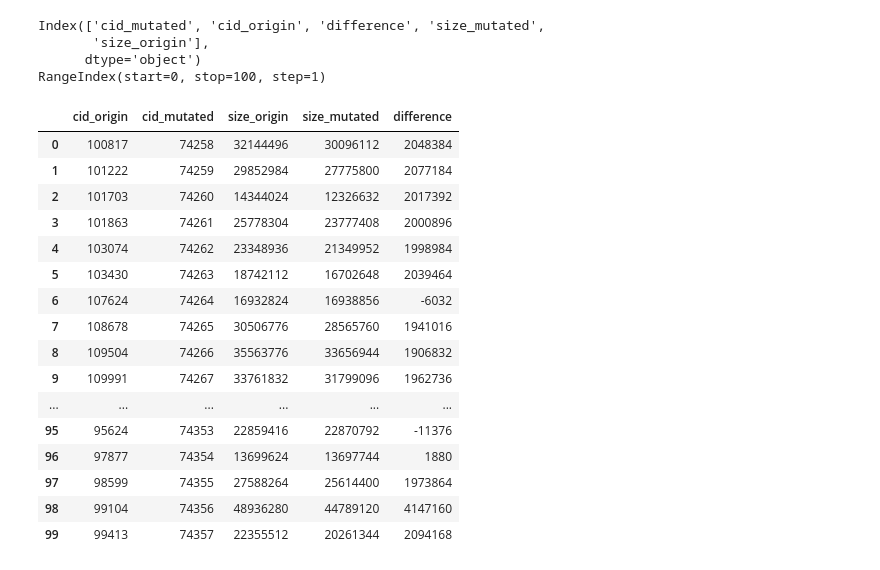
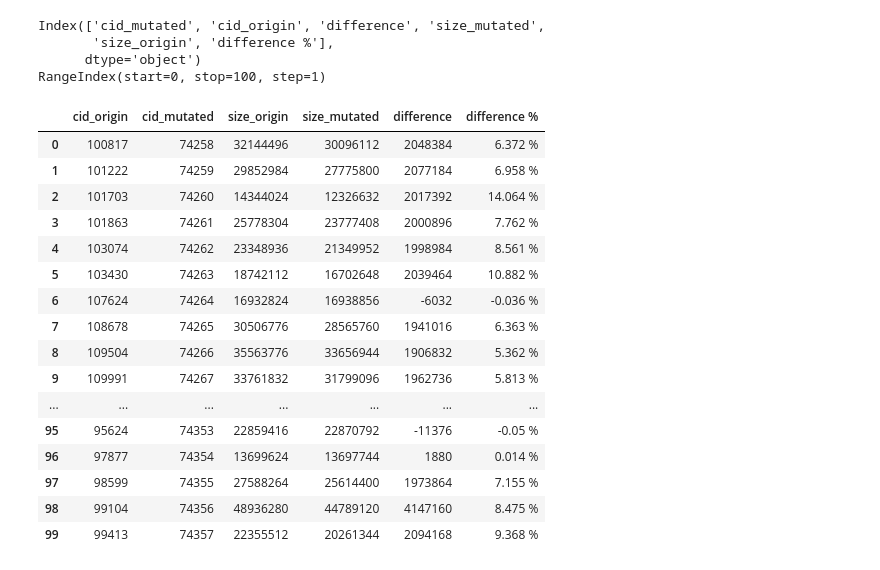
Before and after one commit to TuxML/misc, a Jupyter notebook: analysis/produce_df_size_difference.ipynb, the cells around one changed output. Drawn from its saved outputs; the diff is of its cells as text; code cells hidden in the pictures.

```diff
--- a/analysis/produce_df_size_difference.ipynb
+++ b/analysis/produce_df_size_difference.ipynb
@@ -51,6 +51,7 @@ def get_sizes(cids):
         socket_new.close()
         socket_old.close()
 # %%
+# CC_OPTIMIZE_FOR_SIZE
 # This list contains the associations between cids in the old database ([0]) and the cid of their mutated .config
 # compilation in the new database.
 # This list has been produced by parsing the output file of the jobs in charge of the new compilation which took
@@ -75,53 +76,58 @@ l= [['100817', '74258'], ['101222', '74259'], ['101703', '74260'], ['101863', '7
     ['74557', '74326'], ['75541', '74327'], ['75796', '74328'], ['77330', '74329'], \
     ['78480', '74330'], ['79660', '74331'], ['79695', '74332'], ['81591', '74333'], \
     ['82072', '74334'], ['82330', '74335'], ['83256', '74336'], ['83842', '74337'], \
     ['84391', '74338'], ['84612', '74339'], ['84961', '74340'], ['85715', '74341'], \
     ['88408', '74342'], ['88747', '74343'], ['88988', '74344'], ['89691', '74345'], \
     ['89894', '74346'], ['91657', '74347'], ['92246', '74348'], ['92478', '74349'], \
     ['92557', '74350'], ['93850', '74351'], ['95587', '74352'], ['95624', '74353'], \
     ['97877', '74354'], ['98599', '74355'], ['99104', '74356'], ['99413', '74357']]
+
 tmp=[]
 for i in l:
     sizes=get_sizes(i)
     tmp.append({'cid_origin': i[0], 'size_origin': sizes[0], 'cid_mutated': i[1], 'size_mutated': sizes[1], \
                 'difference': sizes[0]-sizes[1]})
 
 res=pd.DataFrame(tmp)
+res['difference %'] = round((res['difference'] / res['size_origin'] * 100), 3).astype(str) + ' %'#.apply(lambda x : str(x) + ' %')
+#res['difference %'] = res['difference %'].astype(str) + ' %'
 print(res.columns)
 print(res.index)
-res=res[['cid_origin', 'cid_mutated', 'size_origin', 'size_mutated', 'difference']]
-res.to_pickle('DF_size_diff')
+res=res[['cid_origin', 'cid_mutated', 'size_origin', 'size_mutated', 'difference', 'difference %']]
+res.to_pickle('OPTIMIZE_FOR_SIZE_size_difference')
 
 def highlight_col(x):
     #colour dataframe according to 'difference' value
     mask =  res['difference'].between(1900000 , 2100000)
     mask2 = res['difference'] < 1900000
     mask3 = res['difference'] > 2100000
     x = pd.DataFrame('', index=res.index, columns=res.columns)
-    x.loc[mask, ['difference']] = 'background-color: lawngreen'
-    x.loc[mask2,['difference']] = 'background-color: red'
-    x.loc[mask3,['difference']] = 'background-color: green'
+    x.loc[mask, ['difference', 'difference %']] = 'background-color: lawngreen'
+    x.loc[mask2,['difference', 'difference %']] = 'background-color: red'
+    x.loc[mask3,['difference', 'difference %']] = 'background-color: green'
     return x
 res.style.apply(highlight_col, axis=None)
+
+# boxplot method
 # %% [output]
 Index(['cid_mutated', 'cid_origin', 'difference', 'size_mutated',
-       'size_origin'],
+       'size_origin', 'difference %'],
       dtype='object')
 RangeIndex(start=0, stop=100, step=1)
-|  | cid_origin | cid_mutated | size_origin | size_mutated | difference |
-| 0 | 100817 | 74258 | 32144496 | 30096112 | 2048384 |
-| 1 | 101222 | 74259 | 29852984 | 27775800 | 2077184 |
-| 2 | 101703 | 74260 | 14344024 | 12326632 | 2017392 |
-| 3 | 101863 | 74261 | 25778304 | 23777408 | 2000896 |
-| 4 | 103074 | 74262 | 23348936 | 21349952 | 1998984 |
-| 5 | 103430 | 74263 | 18742112 | 16702648 | 2039464 |
-| 6 | 107624 | 74264 | 16932824 | 16938856 | -6032 |
-| 7 | 108678 | 74265 | 30506776 | 28565760 | 1941016 |
-| 8 | 109504 | 74266 | 35563776 | 33656944 | 1906832 |
-| 9 | 109991 | 74267 | 33761832 | 31799096 | 1962736 |
-| ... | ... | ... | ... | ... | ... |
-| 95 | 95624 | 74353 | 22859416 | 22870792 | -11376 |
-| 96 | 97877 | 74354 | 13699624 | 13697744 | 1880 |
-| 97 | 98599 | 74355 | 27588264 | 25614400 | 1973864 |
-| 98 | 99104 | 74356 | 48936280 | 44789120 | 4147160 |
-| 99 | 99413 | 74357 | 22355512 | 20261344 | 2094168 |
+|  | cid_origin | cid_mutated | size_origin | size_mutated | difference | difference % |
+| 0 | 100817 | 74258 | 32144496 | 30096112 | 2048384 | 6.372 % |
+| 1 | 101222 | 74259 | 29852984 | 27775800 | 2077184 | 6.958 % |
+| 2 | 101703 | 74260 | 14344024 | 12326632 | 2017392 | 14.064 % |
+| 3 | 101863 | 74261 | 25778304 | 23777408 | 2000896 | 7.762 % |
+| 4 | 103074 | 74262 | 23348936 | 21349952 | 1998984 | 8.561 % |
+| 5 | 103430 | 74263 | 18742112 | 16702648 | 2039464 | 10.882 % |
+| 6 | 107624 | 74264 | 16932824 | 16938856 | -6032 | -0.036 % |
+| 7 | 108678 | 74265 | 30506776 | 28565760 | 1941016 | 6.363 % |
+| 8 | 109504 | 74266 | 35563776 | 33656944 | 1906832 | 5.362 % |
+| 9 | 109991 | 74267 | 33761832 | 31799096 | 1962736 | 5.813 % |
+| ... | ... | ... | ... | ... | ... | ... |
+| 95 | 95624 | 74353 | 22859416 | 22870792 | -11376 | -0.05 % |
+| 96 | 97877 | 74354 | 13699624 | 13697744 | 1880 | 0.014 % |
+| 97 | 98599 | 74355 | 27588264 | 25614400 | 1973864 | 7.155 % |
+| 98 | 99104 | 74356 | 48936280 | 44789120 | 4147160 | 8.475 % |
+| 99 | 99413 | 74357 | 22355512 | 20261344 | 2094168 | 9.368 % |
```
Also changed, not shown: parts of 1 cell of this notebook, 3 other files.
